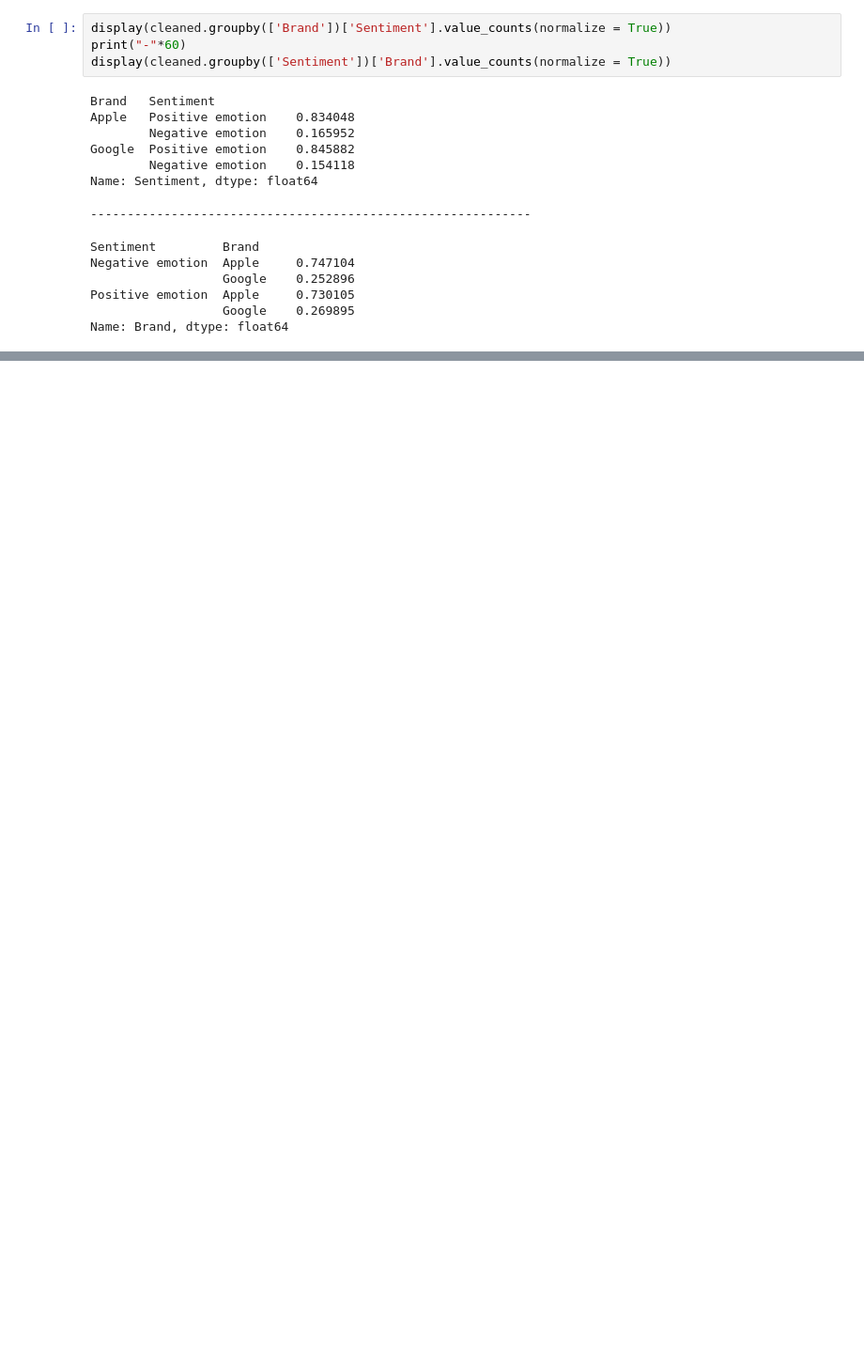
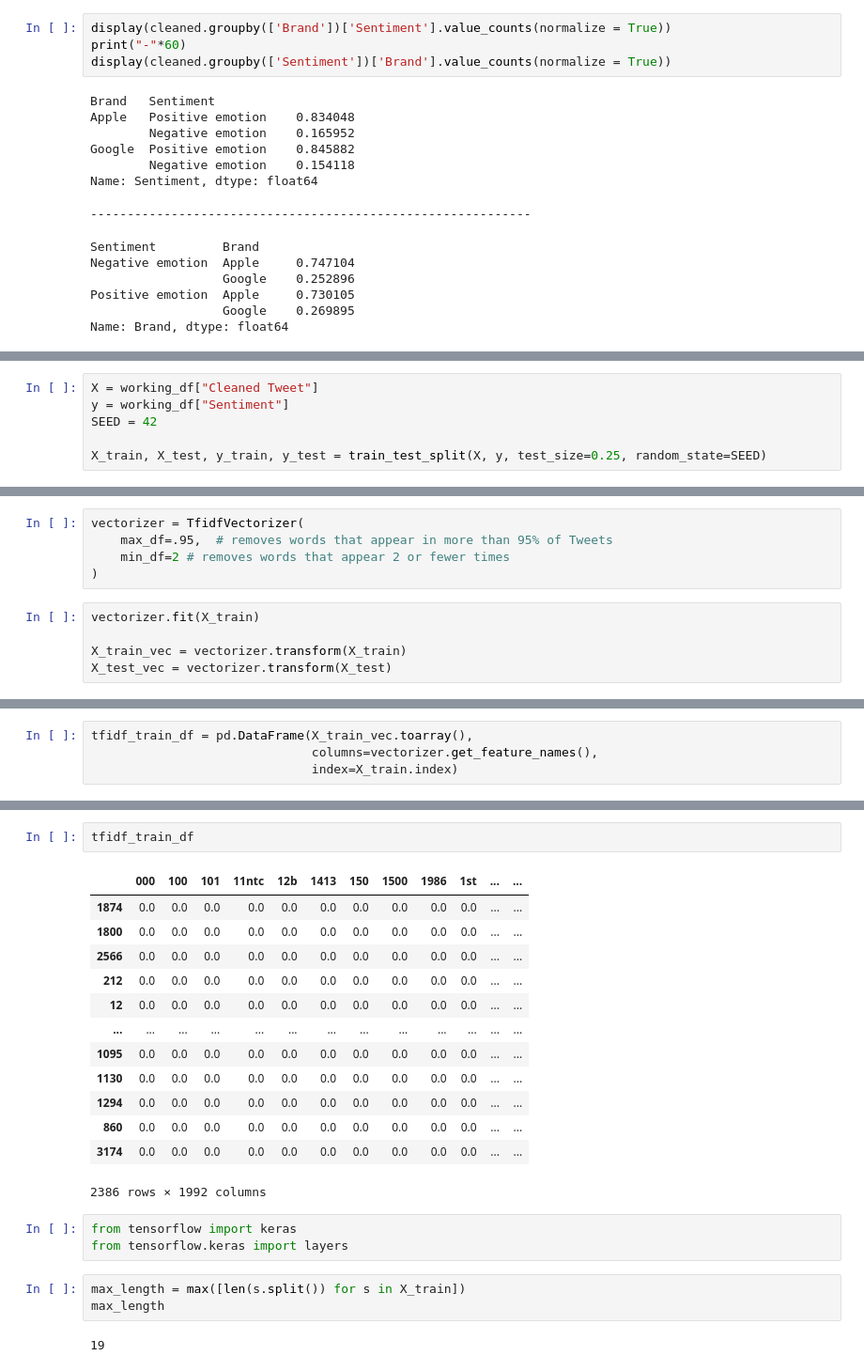
Before and after one commit to ElyLin/SentimentAnalysisProject, a Jupyter notebook: notebooks/Dave/EDA-Dave.ipynb, the cells around one changed output, grey strips where cells are left out. Shown at 94% size. Drawn from its saved outputs; the diff is of its cells as text; blank space fills up the shorter version.

```diff
--- a/notebooks/Dave/EDA-Dave.ipynb
+++ b/notebooks/Dave/EDA-Dave.ipynb
@@ -511,0 +663,6 @@ df['Hashtag'] = df['Tweet'].apply(lambda x: re.findall(r'\B#\w*[a-zA-Z]+\w*', x)
+# %%
+X = working_df["Cleaned Tweet"]
+y = working_df["Sentiment"]
+SEED = 42
+
+X_train, X_test, y_train, y_test = train_test_split(X, y, test_size=0.25, random_state=SEED)
@@ -511,0 +678,10 @@ df['Hashtag'] = df['Tweet'].apply(lambda x: re.findall(r'\B#\w*[a-zA-Z]+\w*', x)
+# %%
+vectorizer = TfidfVectorizer(
+    max_df=.95,  # removes words that appear in more than 95% of Tweets
+    min_df=2 # removes words that appear 2 or fewer times
+)
+# %%
+vectorizer.fit(X_train)
+
+X_train_vec = vectorizer.transform(X_train)
+X_test_vec = vectorizer.transform(X_test)
@@ -511,0 +692,4 @@ df['Hashtag'] = df['Tweet'].apply(lambda x: re.findall(r'\B#\w*[a-zA-Z]+\w*', x)
+# %%
+tfidf_train_df = pd.DataFrame(X_train_vec.toarray(),
+                              columns=vectorizer.get_feature_names(),
+                              index=X_train.index)
@@ -511,0 +716,24 @@ df['Hashtag'] = df['Tweet'].apply(lambda x: re.findall(r'\B#\w*[a-zA-Z]+\w*', x)
+# %%
+tfidf_train_df
+# %% [output]
+|  | 000 | 100 | 101 | 11ntc | 12b | 1413 | 150 | 1500 | 1986 | 1st | ... | ... |
+| 1874 | 0.0 | 0.0 | 0.0 | 0.0 | 0.0 | 0.0 | 0.0 | 0.0 | 0.0 | 0.0 | ... | ... |
+| 1800 | 0.0 | 0.0 | 0.0 | 0.0 | 0.0 | 0.0 | 0.0 | 0.0 | 0.0 | 0.0 | ... | ... |
+| 2566 | 0.0 | 0.0 | 0.0 | 0.0 | 0.0 | 0.0 | 0.0 | 0.0 | 0.0 | 0.0 | ... | ... |
+| 212 | 0.0 | 0.0 | 0.0 | 0.0 | 0.0 | 0.0 | 0.0 | 0.0 | 0.0 | 0.0 | ... | ... |
+| 12 | 0.0 | 0.0 | 0.0 | 0.0 | 0.0 | 0.0 | 0.0 | 0.0 | 0.0 | 0.0 | ... | ... |
+| ... | ... | ... | ... | ... | ... | ... | ... | ... | ... | ... | ... | ... |
+| 1095 | 0.0 | 0.0 | 0.0 | 0.0 | 0.0 | 0.0 | 0.0 | 0.0 | 0.0 | 0.0 | ... | ... |
+| 1130 | 0.0 | 0.0 | 0.0 | 0.0 | 0.0 | 0.0 | 0.0 | 0.0 | 0.0 | 0.0 | ... | ... |
+| 1294 | 0.0 | 0.0 | 0.0 | 0.0 | 0.0 | 0.0 | 0.0 | 0.0 | 0.0 | 0.0 | ... | ... |
+| 860 | 0.0 | 0.0 | 0.0 | 0.0 | 0.0 | 0.0 | 0.0 | 0.0 | 0.0 | 0.0 | ... | ... |
+| 3174 | 0.0 | 0.0 | 0.0 | 0.0 | 0.0 | 0.0 | 0.0 | 0.0 | 0.0 | 0.0 | ... | ... |
+2386 rows × 1992 columns
+# %%
+from tensorflow import keras
+from tensorflow.keras import layers
+# %%
+max_length = max([len(s.split()) for s in X_train])
+max_length
+# %% [output]
+19
```
Also changed, not shown: parts of 27 cells of this notebook.
